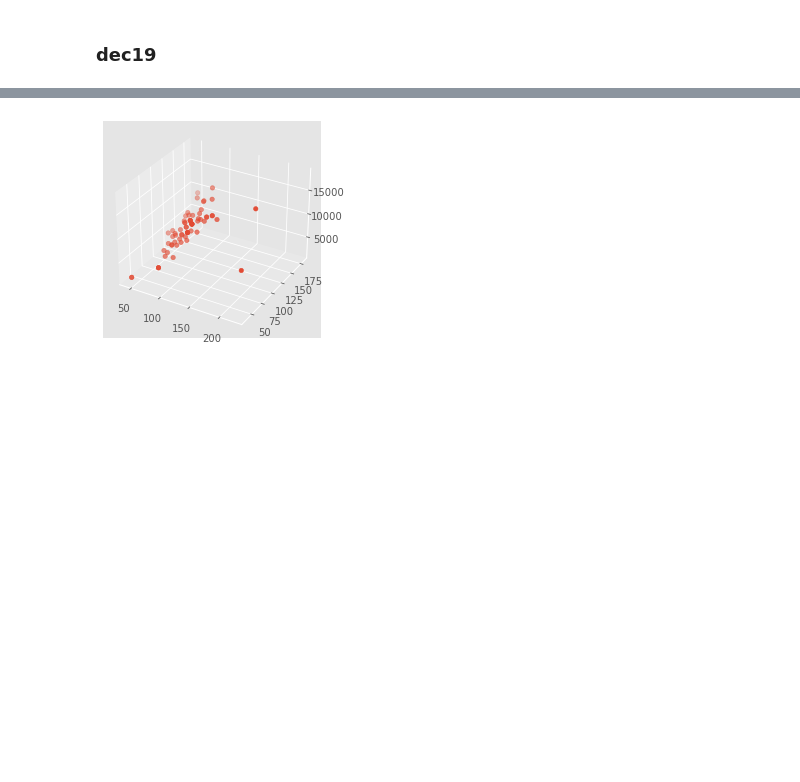
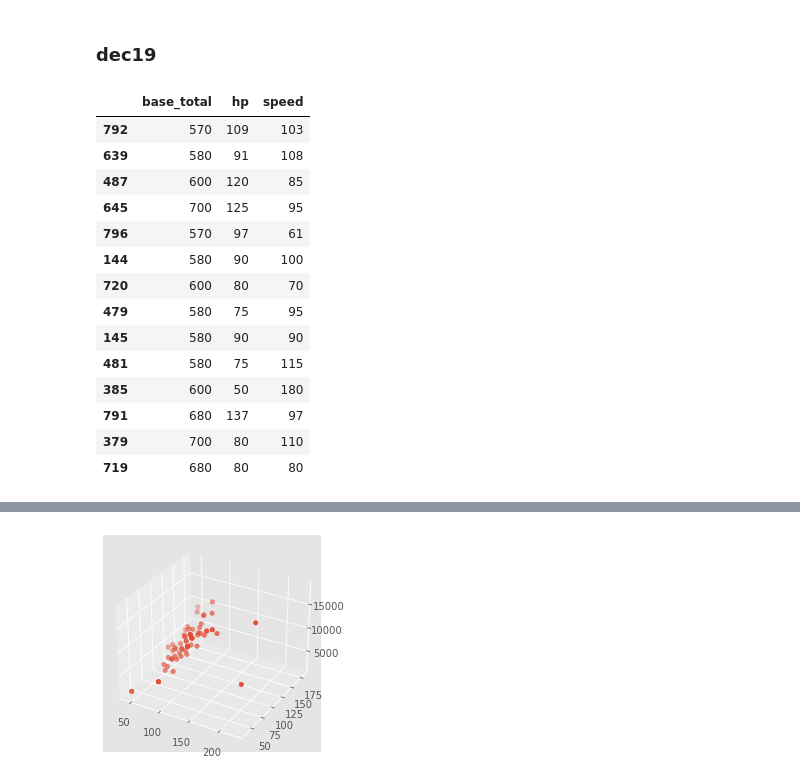
Before and after one commit to arhamnewaz/PokemonDataScienceProject, a Jupyter notebook: PokemonEcon .ipynb, the cells around one changed output, grey strips where cells are left out. Drawn from its saved outputs; the diff is of its cells as text; code cells hidden in the pictures; blank space fills up the shorter version.

```diff
--- a/PokemonEcon .ipynb
+++ b/PokemonEcon .ipynb
@@ -699,13 +754,30 @@ ValueError: '['base_total', 'speed', 'hp']' is not one of the example datasets.
 # %% [markdown]
 ### dec19
 # %%
+
 #base_total, hp, spped
 is_legend=pokemon_performance_isleg.iloc[:, lambda pokemon_performance_isleg: [1,4, 8]]
 isnot_legend=pokemon_performance_notleg.iloc[:, lambda pokemon_performance_isleg: [1,4, 8]]
 
 #80%train, 20%test
 train , test =np.split(is_legend.sample(frac=1, random_state=42), [int(.8*len(is_legend))])
-t
+test
+# %% [output]
+|  | base_total | hp | speed |
+| 792 | 570 | 109 | 103 |
+| 639 | 580 | 91 | 108 |
+| 487 | 600 | 120 | 85 |
+| 645 | 700 | 125 | 95 |
+| 796 | 570 | 97 | 61 |
+| 144 | 580 | 90 | 100 |
+| 720 | 600 | 80 | 70 |
+| 479 | 580 | 75 | 95 |
+| 145 | 580 | 90 | 90 |
+| 481 | 580 | 75 | 115 |
+| 385 | 600 | 50 | 180 |
+| 791 | 680 | 137 | 97 |
+| 379 | 700 | 80 | 110 |
+| 719 | 680 | 80 | 80 |
 # %%
 X_train, X_test, t_train,y_test=train_test_split(train[train.columns].values, train_type,
                                                 test_size=0.3,
```
Also changed, not shown: parts of 20 cells of this notebook, 1 other file.
